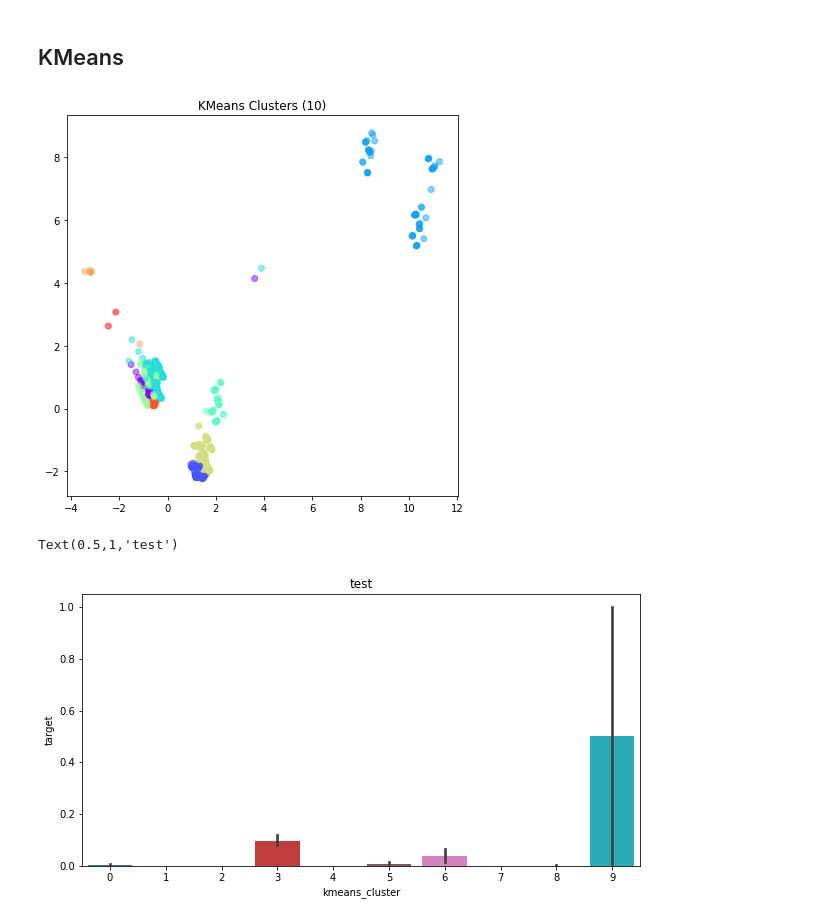
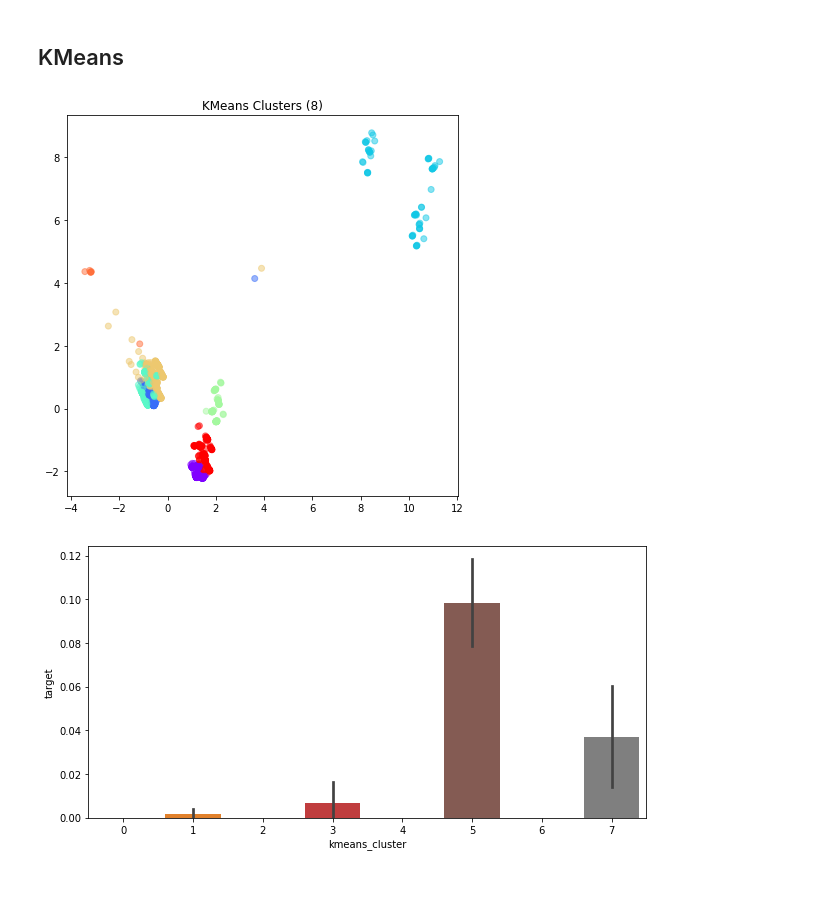
Before and after one commit to sbpforward/Airbnb-Criminal-Clusters, a Jupyter notebook: notebooks/PCA-Kmeans.ipynb, the cells around one changed output. Saved outputs shown, nothing was run; the diff lists cells and outputs as text; code cells hidden in the pictures; blank space fills up the shorter version.

Commit message:
update # of clusters

```diff
--- a/notebooks/PCA-Kmeans.ipynb
+++ b/notebooks/PCA-Kmeans.ipynb
@@ -194,26 +170,27 @@ ax.legend();
 # %% [markdown]
 ## KMeans
 # %%
-kmeans = KMeans(n_clusters=10)
+kmeans = KMeans(n_clusters=8)
 
 X_clustered_num = kmeans.fit_predict(few_principalComponents)
 
 # Plot the scatter diagram
 plt.figure(figsize = (7,7))
 plt.scatter(few_principalComponents[:,0],few_principalComponents[:,1],
             c=kmeans.labels_,cmap='rainbow', alpha=0.5)
-plt.title('KMeans Clusters (10)')
+plt.title('KMeans Clusters (8)')
+plt.savefig('kmeans-clusters.png')
 plt.show()
+
 
 plt.figure(figsize=(10,5))
 fewkmeans = kmeans.labels_
 kmeans_y = y_target_vals
 kmeans_y = kmeans_y.reshape(4511)
 fewKMeansDF = pd.DataFrame({'kmeans_cluster':fewkmeans, 'target':kmeans_y})
 sns.barplot(x='kmeans_cluster',y='target',data=fewKMeansDF)
-plt.title('test')
+plt.savefig('clusters-by-target.png')
 # %% [output]
-[figure, old version]
+[figure, new version]
-Text(0.5,1,'test')
-[figure, old version]
+[figure, new version]
 # %%
```
Also changed, not shown: parts of 9 cells of this notebook, 4 other files.
